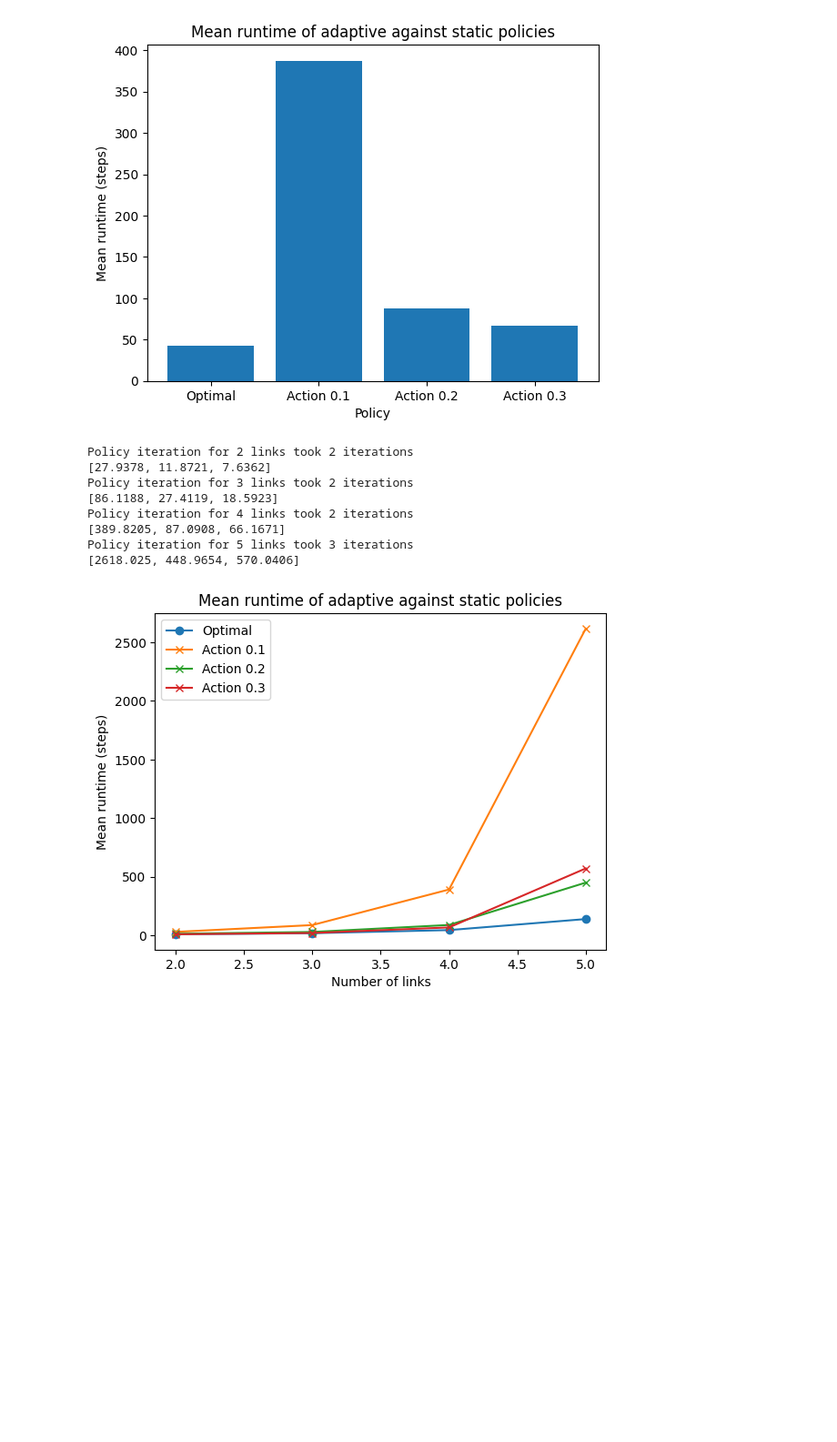
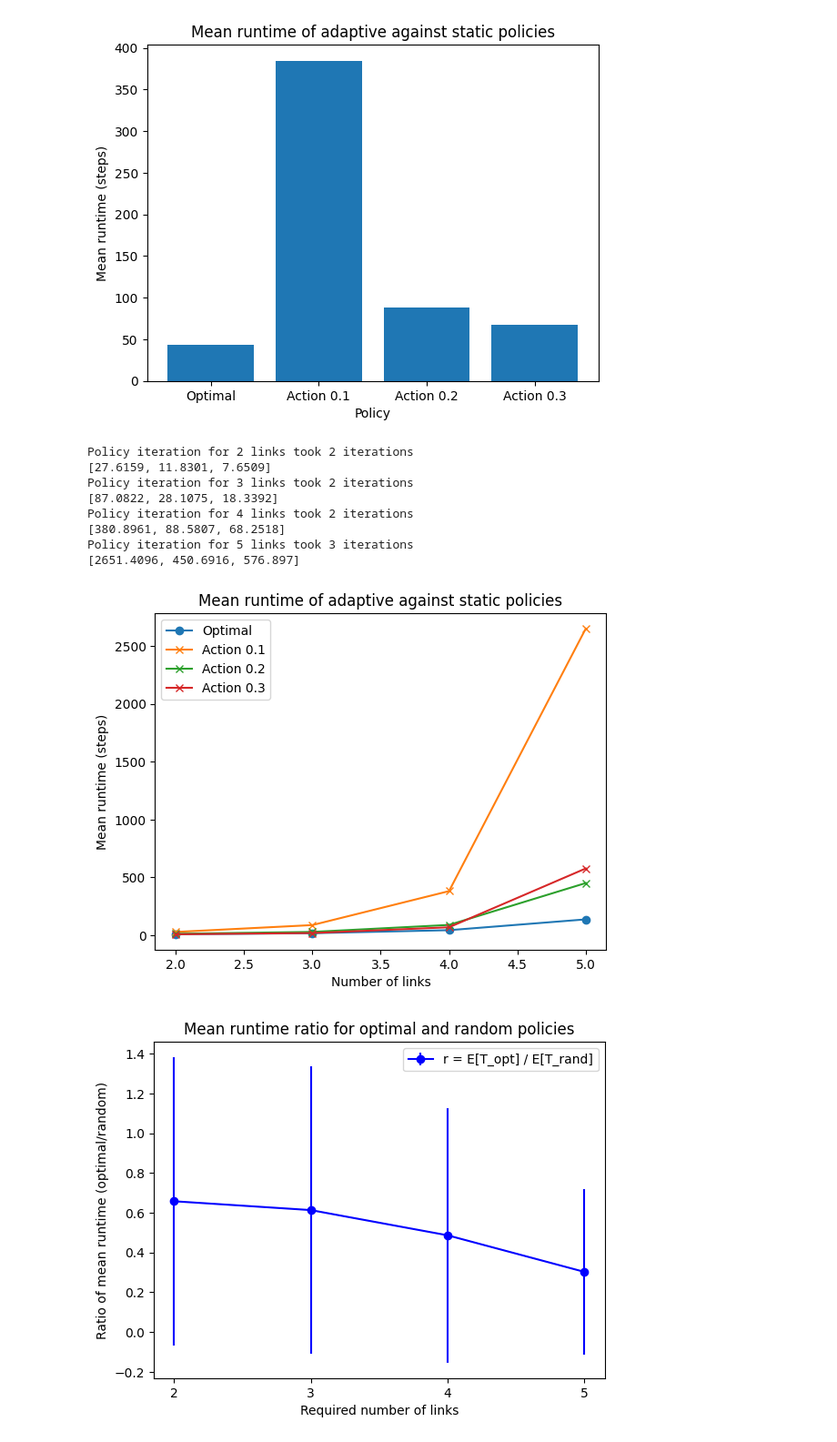
Before and after one commit to Bggoranoff/optimal-qn, a Jupyter notebook: src/adaptivealgo/experiments/experiment_single_protocol.ipynb, the cells around one changed output. Shown at 91% size. Cells and saved outputs as stored; diff of their text form; code cells hidden in the pictures; blank space fills up the shorter version.

```diff
--- a/src/adaptivealgo/experiments/experiment_single_protocol.ipynb
+++ b/src/adaptivealgo/experiments/experiment_single_protocol.ipynb
@@ -61,7 +61,11 @@ plt.show()
 [figure]
 # %%
 means_opt = []
+stds_opt = []
+
 means_sp = []
+stds_sp = []
+
 all_opt_samples = []
 all_sp_samples = []
 
@@ -74,6 +78,7 @@ for n_links in range(2, 6):
     opt_samples = sim.gen_policy_samples(simulator, n_episodes)
     means_opt.append(np.mean(opt_samples))
     all_opt_samples.append(opt_samples)
+    stds_opt.append(np.std(opt_samples))
 
     sp_samples = {}
 
@@ -91,15 +96,16 @@ for n_links in range(2, 6):
     print([np.mean(sp_samples[i]) for i in range(len(actions)) if sp_samples[i]])
     means_sp.append([np.mean(sp_samples[i]) for i in range(len(actions)) if sp_samples[i]])
     all_sp_samples.append(sp_samples)
+    stds_sp.append([np.std(sp_samples[i]) for i in range(len(actions)) if sp_samples[i]])
 # %% [output]
 Policy iteration for 2 links took 2 iterations
-[27.9378, 11.8721, 7.6362]
+[27.6159, 11.8301, 7.6509]
 Policy iteration for 3 links took 2 iterations
-[86.1188, 27.4119, 18.5923]
+[87.0822, 28.1075, 18.3392]
 Policy iteration for 4 links took 2 iterations
-[389.8205, 87.0908, 66.1671]
+[380.8961, 88.5807, 68.2518]
 Policy iteration for 5 links took 3 iterations
-[2618.025, 448.9654, 570.0406]
+[2651.4096, 450.6916, 576.897]
 # %%
 fig, ax = plt.subplots()
 ax.plot(range(2, 6), means_opt, label="Optimal", marker="o")
@@ -111,4 +117,20 @@ ax.set_title("Mean runtime of adaptive against static policies")
 ax.legend()
 plt.show()
 # %% [output]
-[figure, old version]
+[figure, new version]
+# %%
+def ratio_std(m_x, sigma_x, m_y, sigma_y):
+    return np.sqrt((sigma_x / m_x)**2 + (sigma_y / m_y)**2) * abs(m_x / m_y)
+
+means_sa2 = [means_sp[i][1] for i in range(4)]
+stds_sa2 = [stds_sp[i][1] for i in range(4)]
+
+plt.errorbar(range(2, 6), np.array(means_opt) / np.array(means_sa2), yerr=[ratio_std(m_x, sigma_x, m_y, sigma_y) for m_x, sigma_x, m_y, sigma_y in zip(means_opt, stds_opt, means_sa2, stds_sa2)], color='b', marker='o', label='r = E[T_opt] / E[T_rand]')
+plt.title('Mean runtime ratio for optimal and random policies')
+plt.xlabel('Required number of links')
+plt.ylabel('Ratio of mean runtime (optimal/random)')
+plt.xticks(range(2, 6))
+plt.legend()
+plt.show()
+# %% [output]
+[figure, added]
```
Also changed, not shown: parts of 2 cells of this notebook, 3 other files.
